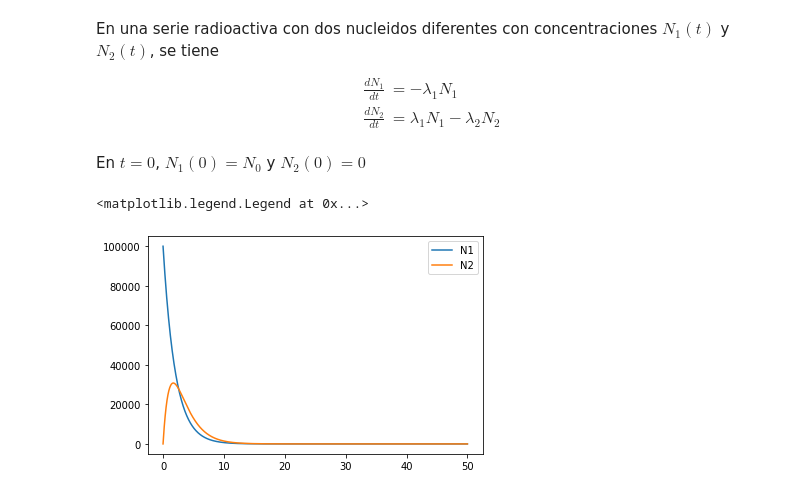
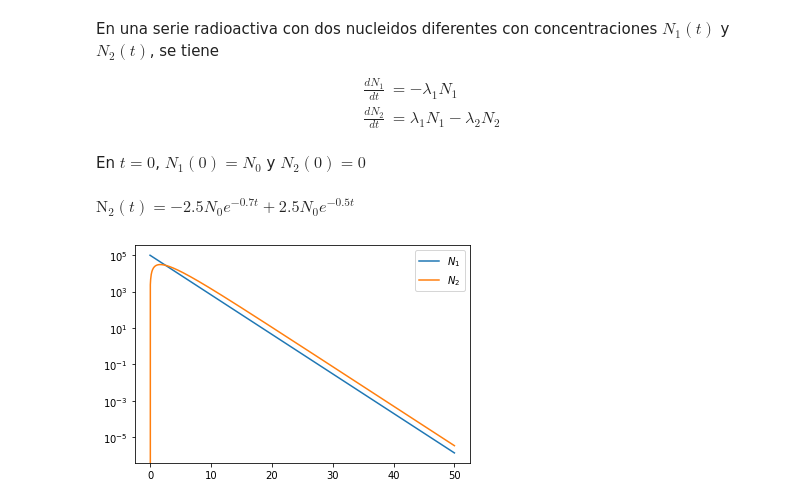
Before and after one commit to PCPUNMSM/summer-school-2020, a Jupyter notebook: week-3/ode_simbolico.ipynb, the cells around one changed output. Drawn from its saved outputs; the diff is of its cells as text; code cells hidden in the pictures.

```diff
--- a/week-3/ode_simbolico.ipynb
+++ b/week-3/ode_simbolico.ipynb
@@ -24,9 +26,9 @@ import numpy as np
 import matplotlib.pyplot as plt
 %matplotlib inline
 # %%
-t = sp.symbols('t')
-N = sp.Function('N')(t)
-l = sp.symbols('lambda')
+t = sp.symbols('t', real = True)
+N = sp.Function('N', real = True, positive = True)(t)
+l = sp.symbols('lambda', real = True, positive = True)
 
 #sin condiciones iniciales
 eq = sp.Eq(sp.diff(N),  -l*N)
@@ -40,7 +42,7 @@ sol
 $\displaystyle N{\left(t \right)} = C_{1} e^{- \lambda t}$
 # %%
 #con condiciones iniciales
-N_0 = sp.symbols('N_0')
+N_0 = sp.symbols('N_0', positive = True)
 sol_ci = sp.dsolve(eq, N, ics = {N.subs(t, 0): N_0})
 sol_ci
 # %% [output]
@@ -206,9 +205,9 @@ En una serie radioactiva con dos nucleidos diferentes con concentraciones $N_1(t
 
 En $t = 0$, $N_1(0) = N_0$ y $N_2(0) = 0$
 # %%
-N1= sp.Function('N_1')(t)
-N2= sp.Function('N_2')(t)
-#l1, l2 = sp.symbols('lambda_1, lambda_2')
+N1= sp.Function('N_1', real = True)(t)
+N2= sp.Function('N_2', real = True)(t)
+#l1, l2 = sp.symbols('lambda_1, lambda_2', real = True, positive = True)
 
 l1_num = 0.5
 l2_num = 0.7
@@ -218,17 +217,21 @@ eq2 = sp.Eq(sp.diff(N2), l1_num*N1 - l2_num*N2)
 
 eqs = [eq1, eq2]
 
-sol_sist = sp.dsolve(eqs, [N1, N2], ics = {N1.subs(t, 0): N_0, N2.subs(t, 0): 0})
-N1_sol, N2_sol = sol_sist
+N1_sol, N2_sol = sp.dsolve(eqs, [N1, N2], ics = {N1.subs(t, 0): N_0, N2.subs(t, 0): 0})
 
-N1_num = sp.lambdify(t, N1_sol.subs(N_0, N0_num).rhs, 'numpy')
-N2_num = sp.lambdify(t, N2_sol.subs(N_0, N0_num).rhs, 'numpy')
-
-N1_plot = N1_num(t_plot)
-N2_plot = N2_num(t_plot)
-
-plt.plot(t_plot, N1_plot, t_plot, N2_plot)
-plt.legend(['N1', 'N2'])
+N2_sol
 # %% [output]
-<matplotlib.legend.Legend at 0x...>
-[figure, removed]
+$\displaystyle \operatorname{N_{2}}{\left(t \right)} = - 2.5 N_{0} e^{- 0.7 t} + 2.5 N_{0} e^{- 0.5 t}$
+# %%
+N1_num = sp.lambdify(t, N1_sol.subs(N_0, N0_num).rhs, 'numpy')
+N2_num = sp.lambdify(t, N2_sol.subs(N_0, N0_num).rhs, 'numpy')
+
+N1_plot = N1_num(t_plot)
+N2_plot = N2_num(t_plot)
+
+plt.plot(t_plot, N1_plot, t_plot, N2_plot)
+plt.legend(['$N_1$', '$N_2$'])
+plt.yscale('log')
+plt.show()
+# %% [output]
+[figure, added]
```
Also changed, not shown: parts of 9 cells of this notebook, 1 other file.
